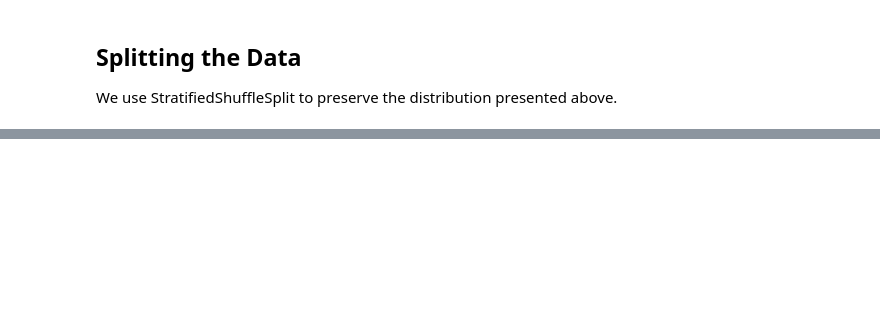
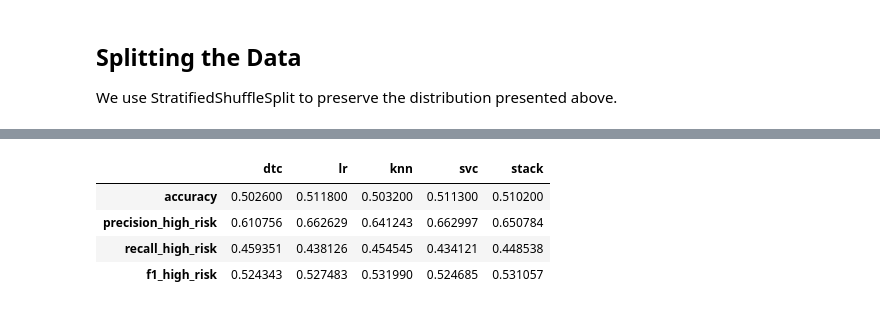
Before and after one commit to Flinthos/IBM-Machine-Learning-Classification-Final-Project, a Jupyter notebook: final_project_ai_students.ipynb, the cells around one changed output, grey strips where cells are left out. Saved outputs shown, nothing was run; the diff lists cells and outputs as text; code cells hidden in the pictures; blank space fills up the shorter version.

```diff
--- a/final_project_ai_students.ipynb
+++ b/final_project_ai_students.ipynb
@@ -228,0 +431,17 @@ Testing accuracy: 0.4233
+# %%
+estimators = [
+    ('dtc', best_dtc),
+    ('lr', best_lr),
+    ('knn', best_knn),
+    ('svc', best_svc)
+]
+
+stack = VotingClassifier(
+    estimators= estimators
+)
+stack.fit(X_train, y_train)
+
+y_pred = stack.predict(X_test)
+
+print('Training accuracy:', accuracy_score(y_train, stack.predict(X_train)))
+print('Testing accuracy:', accuracy_score(y_test, y_pred))
@@ -228,0 +456,33 @@ Testing accuracy: 0.4233
+# %%
+performance_overview = pd.DataFrame()
+
+models = [
+    ('dtc', best_dtc),
+    ('lr', best_lr),
+    ('knn', best_knn),
+    ('svc', best_svc),
+    ('stack', stack)
+]
+
+for model in models:
+    y_pred = model[1].predict(X_test)
+
+    accuracy = accuracy_score(y_test, y_pred)
+    precision, recall, f1, _ = precision_recall_fscore_support(y_test, y_pred)
+
+    score_overview = {
+        'accuracy': accuracy,
+        'precision_high_risk': precision[0],
+        'recall_high_risk': recall[0],
+        'f1_high_risk': f1[0]
+    }
+
+    performance_overview[model[0]] = score_overview
+
+performance_overview
+# %% [output]
+|  | dtc | lr | knn | svc | stack |
+| accuracy | 0.502600 | 0.511800 | 0.503200 | 0.511300 | 0.510200 |
+| precision_high_risk | 0.610756 | 0.662629 | 0.641243 | 0.662997 | 0.650784 |
+| recall_high_risk | 0.459351 | 0.438126 | 0.454545 | 0.434121 | 0.448538 |
+| f1_high_risk | 0.524343 | 0.527483 | 0.531990 | 0.524685 | 0.531057 |
```
Also changed, not shown: parts of 41 cells of this notebook.
